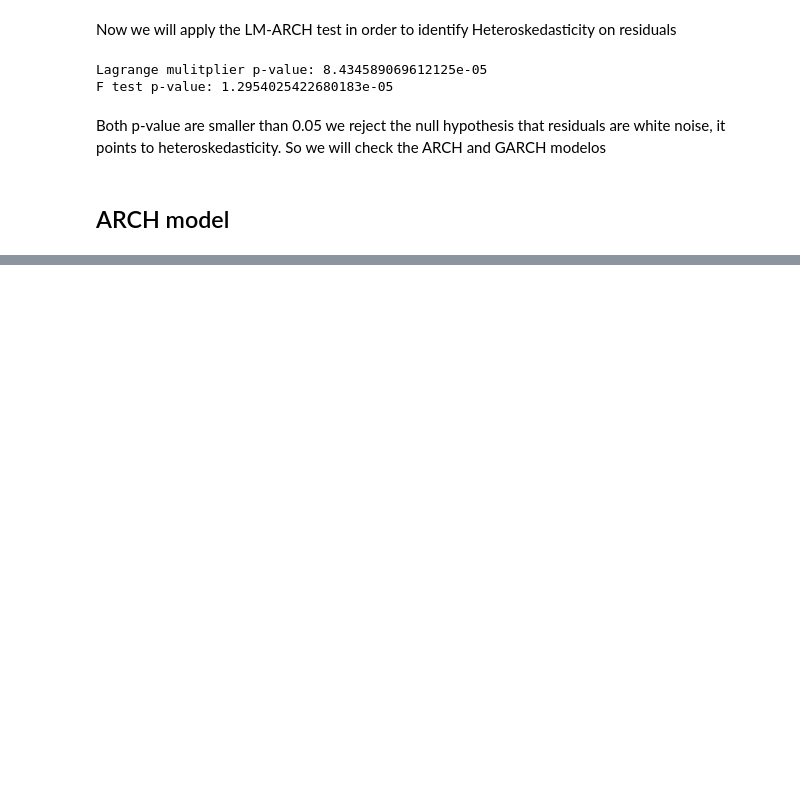
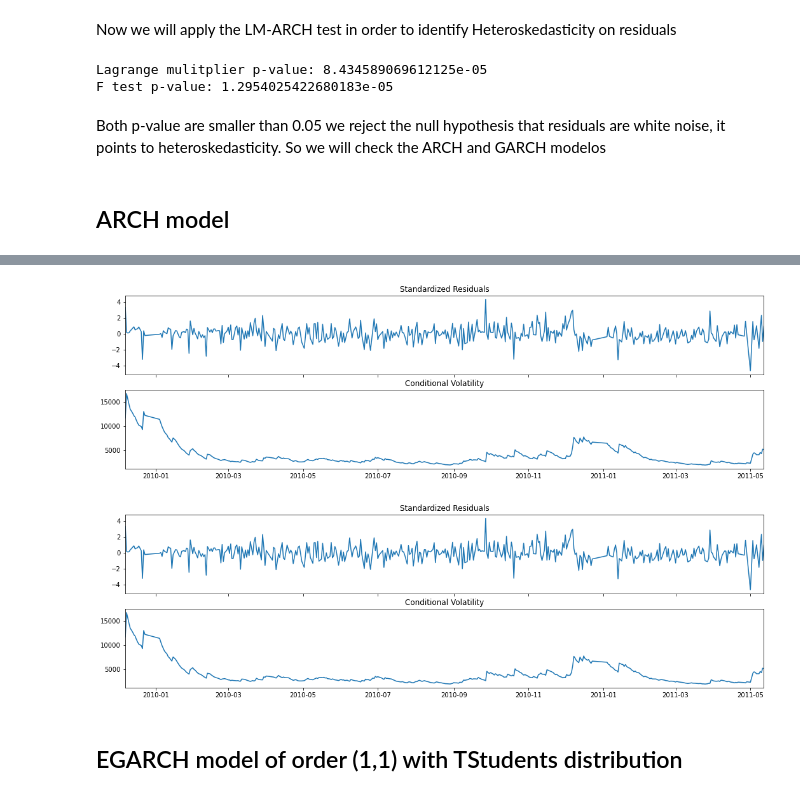
Before and after one commit to marcelocmathias/astp_mcd_2021, a Jupyter notebook: 3-Model_ARCH_GARCH.ipynb, the cells around one changed output, grey strips where cells are left out. Saved outputs shown, nothing was run; the diff lists cells and outputs as text; code cells hidden in the pictures; blank space fills up the shorter version.

```diff
--- a/3-Model_ARCH_GARCH.ipynb
+++ b/3-Model_ARCH_GARCH.ipynb
@@ -102,0 +164,9 @@ Both p-value are smaller than 0.05 we reject the null hypothesis that residuals
+# %%
+# Importing required package
+from arch import arch_model
+
+resid_model_garch_Studentst = arch_model(results.resid, p = 1, q = 1 , vol = "GARCH", dist='StudentsT')
+# Fitting (Training) the model
+resid_model_garch_Studentst_results = resid_model_garch_Studentst.fit()
+# Displaying the model summary
+resid_model_garch_Studentst_results.summary()
@@ -102,0 +214,7 @@ Both p-value are smaller than 0.05 we reject the null hypothesis that residuals
+# %%
+resid_model_garch_Studentst_results.plot()
+# %% [output]
+[figure, added]
+[figure, added]
+# %% [markdown]
+## EGARCH model of order (1,1) with TStudents distribution
```
Also changed, not shown: parts of 23 cells of this notebook.
